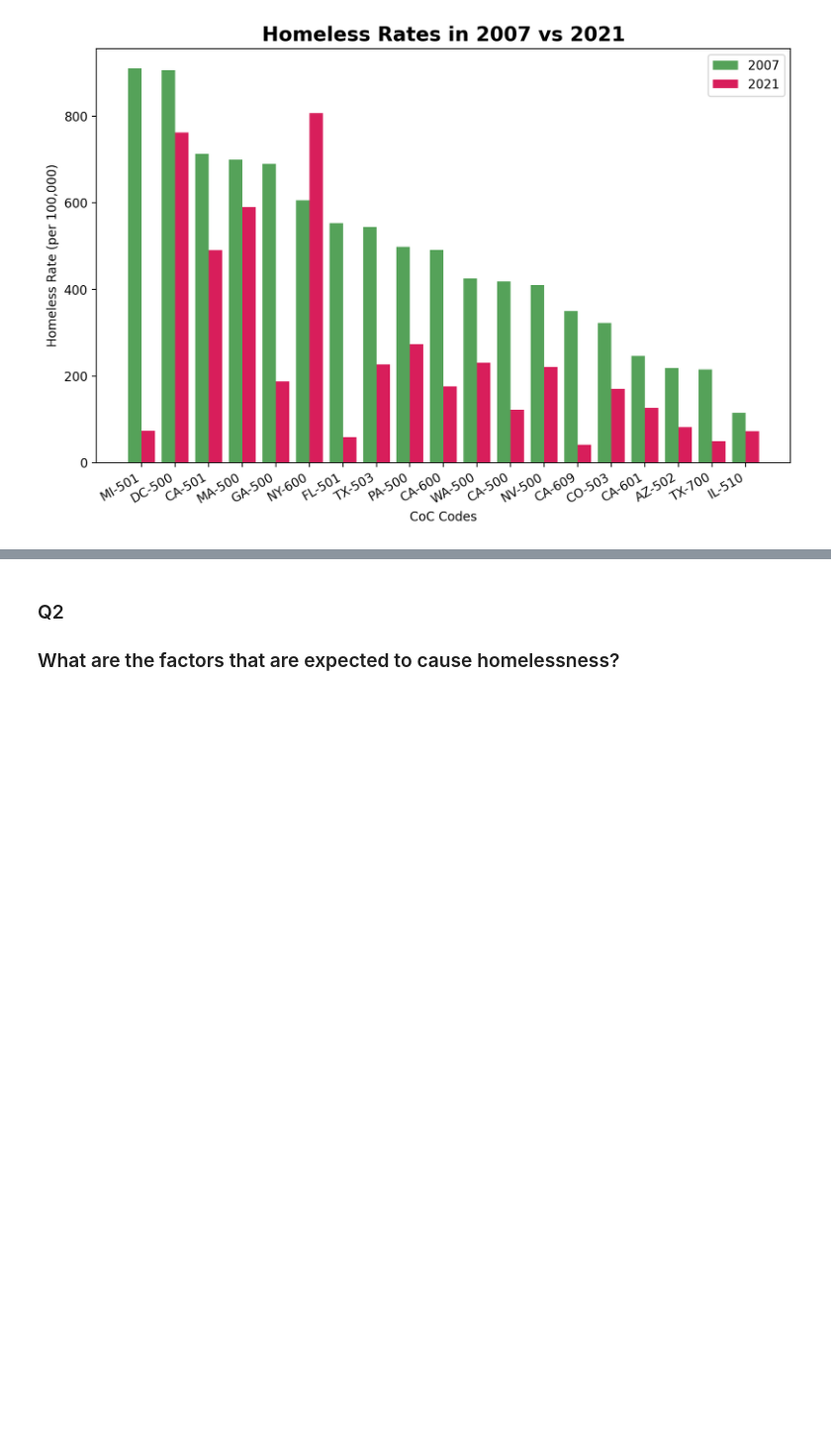
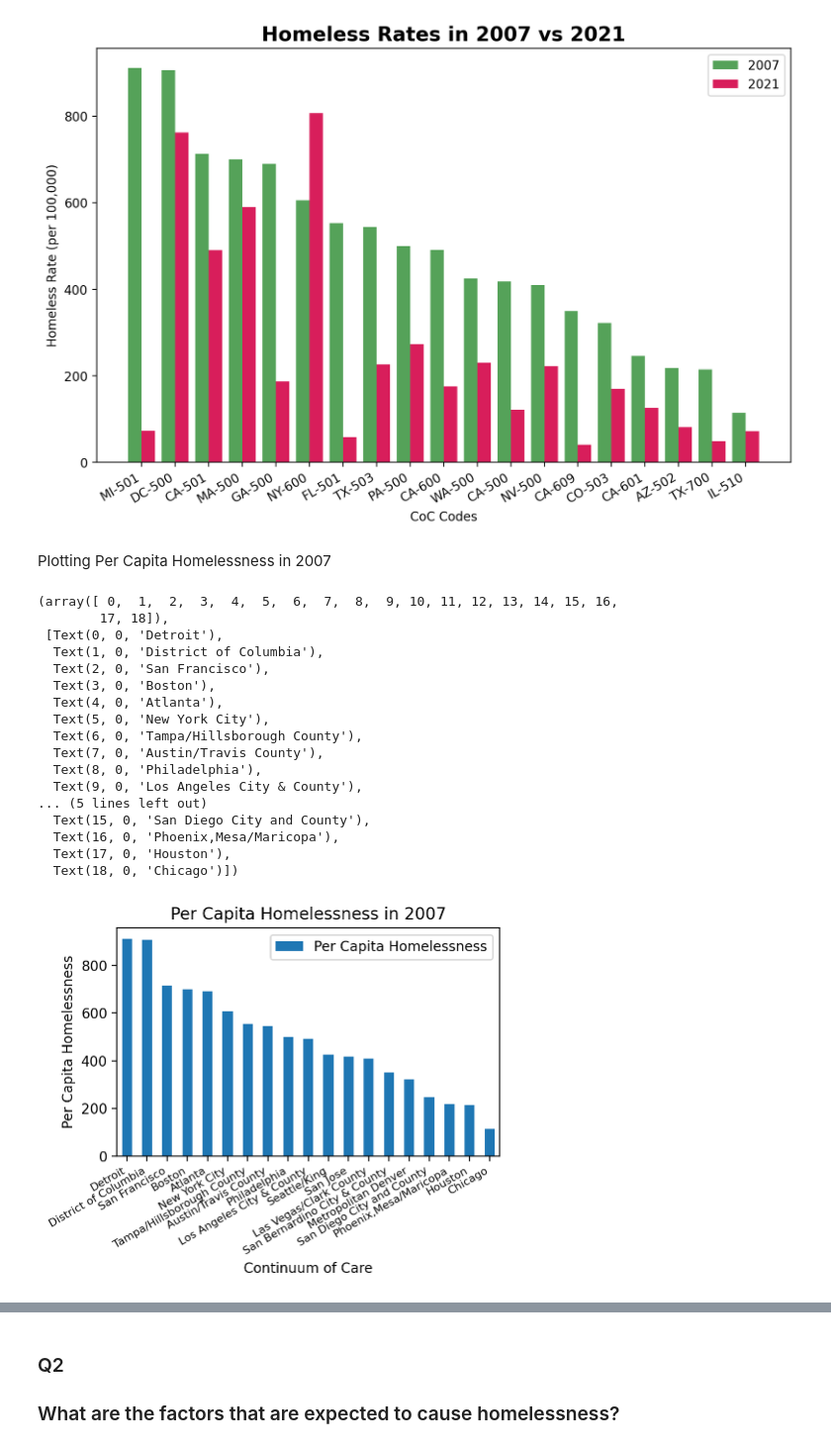
Before and after one commit to heath3rq/Python_Homelessness-Causal-Inference-Analysis, a Jupyter notebook: 30_results/eda.ipynb, the cells around one changed output, grey strips where cells are left out. Shown at 99% size. Saved outputs shown, nothing was run; the diff lists cells and outputs as text; code cells hidden in the pictures; blank space fills up the shorter version.

```diff
--- a/30_results/eda.ipynb
+++ b/30_results/eda.ipynb
@@ -81,3 +81,41 @@ plt.xticks(rotation=30, ha="right")
 plt.show()
 # %% [output]
 [figure]
+# %% [markdown]
+Plotting Per Capita Homelessness in 2007
+# %%
+data.loc[data.loc[:, "Year"] == 2007, :].sort_values(
+    "homeless", ascending=False
+).rename(
+    columns={
+        "homeless": "Per Capita Homelessness",
+        "Coc": "Continuum of Care",
+    }
+).replace(
+    {
+        "Houston, Pasadena, Conroe/Harris, Ft. Bend, Montgomery": "Houston",
+        "San Jose/Santa Clara City & County": "San Jose",
+    }
+).plot(
+    x="Continuum of Care", y="Per Capita Homelessness", kind="bar", figsize=(5, 3), title="Per Capita Homelessness in 2007", ylabel="Per Capita Homelessness"
+)
+plt.xticks(rotation=30, ha="right", size=8)
+# %% [output]
+(array([ 0,  1,  2,  3,  4,  5,  6,  7,  8,  9, 10, 11, 12, 13, 14, 15, 16,
+        17, 18]),
+ [Text(0, 0, 'Detroit'),
+  Text(1, 0, 'District of Columbia'),
+  Text(2, 0, 'San Francisco'),
+  Text(3, 0, 'Boston'),
+  Text(4, 0, 'Atlanta'),
+  Text(5, 0, 'New York City'),
+  Text(6, 0, 'Tampa/Hillsborough County'),
+  Text(7, 0, 'Austin/Travis County'),
+  Text(8, 0, 'Philadelphia'),
+  Text(9, 0, 'Los Angeles City & County'),
+... (5 lines left out)
+  Text(15, 0, 'San Diego City and County'),
+  Text(16, 0, 'Phoenix,Mesa/Maricopa'),
+  Text(17, 0, 'Houston'),
+  Text(18, 0, 'Chicago')])
+[figure, added]
```
Also changed, not shown: parts of 2 cells of this notebook.
